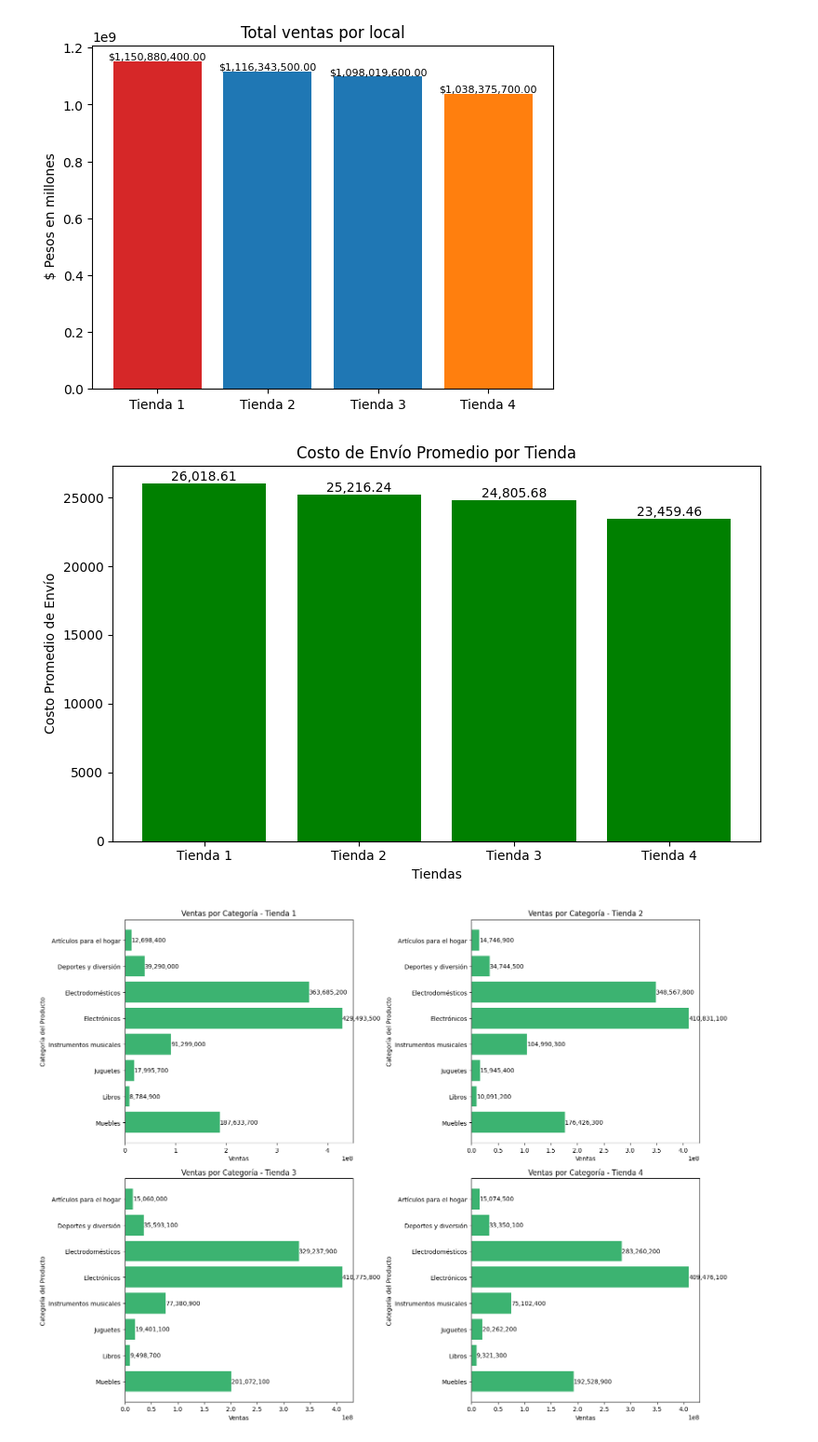
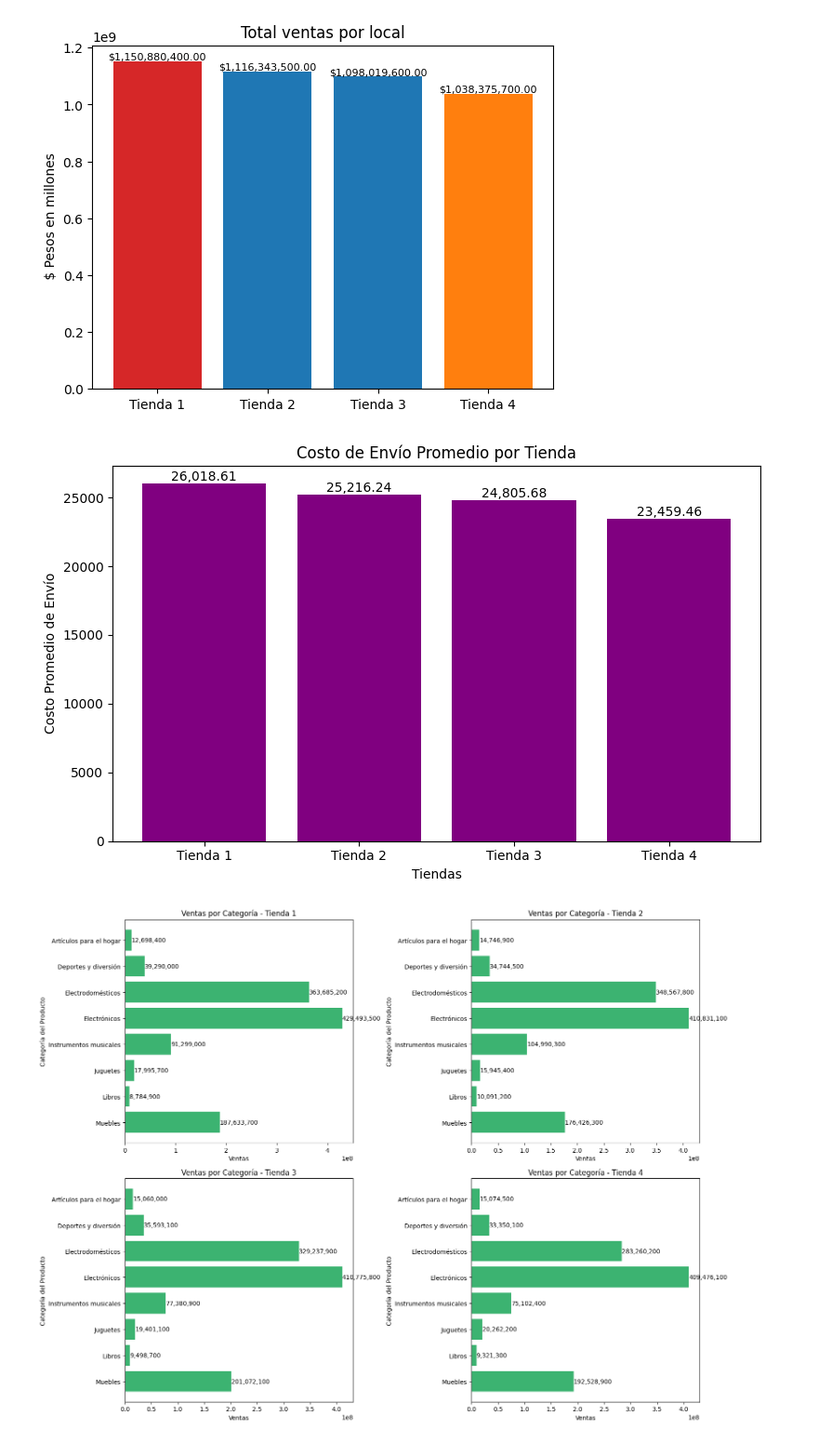
Before and after one commit to SilvanaCicchitti/Challenge_2, a Jupyter notebook: AluraStoreLatam.ipynb, the cells around one changed output. Shown: that part at 93% size. Drawn from its saved outputs; the diff is of its cells as text; code cells hidden in the pictures.

```diff
--- a/AluraStoreLatam.ipynb
+++ b/AluraStoreLatam.ipynb
@@ -272,29 +294,29 @@ plt.show()
 # %%
 import matplotlib.pyplot as plt
 
 
 
 # Nombres de las tiendas
 nombres_tiendas = ["Tienda 1", "Tienda 2", "Tienda 3", "Tienda 4"]
 costos= [costo_envio_tienda1, costo_envio_tienda2, costo_envio_tienda3, costo_envio_tienda4]
 
 # Crear la figura
 plt.figure(figsize=(8, 5))
-plt.bar(nombres_tiendas, costos, color='green')
+plt.bar(nombres_tiendas, costos, color='purple')
 
 # Títulos y etiquetas
 plt.title("Costo de Envío Promedio por Tienda")
 plt.xlabel("Tiendas")
 plt.ylabel("Costo Promedio de Envío")
 
 # Agregar etiquetas con los valores encima de las barras
 for i, valor in enumerate(costos):
     plt.text(i, valor + 0.5, f"{valor:,.2f}", ha='center', va='bottom')
 
 plt.tight_layout()
 plt.show()
 # %% [output]
-[figure, old version]
+[figure, new version]
 # %%
 import matplotlib.pyplot as plt
 
```
Also changed, not shown: parts of 2 cells of this notebook.
